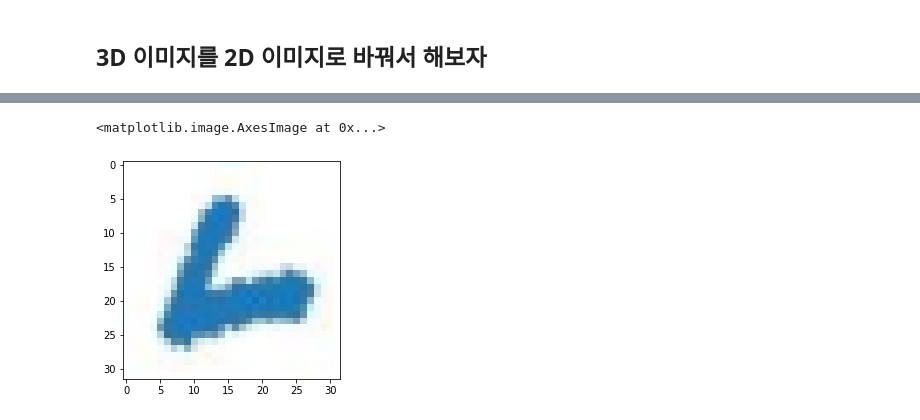
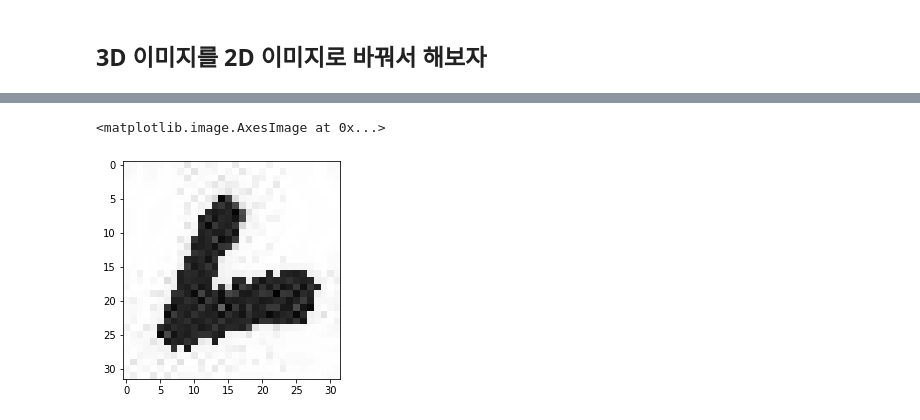
Before and after one commit to AhMuGeoNa/Dacon_3d_MNIST, a Jupyter notebook: dacon - 3d mnist.ipynb, the cells around one changed output, grey strips where cells are left out. Drawn from its saved outputs; the diff is of its cells as text; code cells hidden in the pictures.

```diff
--- a/dacon - 3d mnist.ipynb
+++ b/dacon - 3d mnist.ipynb
@@ -186,0 +200,4 @@ val_loader = DataLoader(val_dataset, batch_size=BATCH_SIZE, shuffle=False, num_w
+# %%
+train_iter = iter(train_loader)
+vox, lb    = next(train_iter)
+show_voxel(vox[63])
@@ -426,7 +444,7 @@ from sklearn .decomposition import PCA
 from PIL import Image
 import io
 # %%
-def decomposition(voxel, pca):
+def decomposition(voxel, pca, dtype = 'train'):
 
     image = pca.fit_transform(voxel)
     x, y  = image[:, 0], image[:, 1]
@@ -436,9 +454,9 @@ def decomposition(voxel, pca):
     plt.axis(False)
     plt.close()
 
-    return get_image_from_fig(fig)
+    return get_image_from_fig(fig, dtype = dtype)
 
-def get_image_from_fig(fig, dpi = 50):
+def get_image_from_fig(fig, dpi = 32, dtype = 'train'):
 
     buf = io.BytesIO()
     fig.savefig(buf, format = 'jpg', dpi = dpi)
@@ -448,7 +466,7 @@ def get_image_from_fig(fig, dpi = 50):
     buf.close()
 
     image = cv2.imdecode(image, 1)
-    image = cv2.cvtColor(image, cv2.COLOR_BGR2RGB)
+    image = cv2.cvtColor(image, cv2.COLOR_BGR2GRAY)
 
     return image
 
@@ -494,11 +525,20 @@ class FlattenDataset(Dataset):
         self.images = images
         self.labels = labels
 
-        self.transforms = transforms.Compose([
-                                                transforms.ToPILImage(),
-                                                transforms.Resize((32, 32)),
-                                                transforms.ToTensor()
-                                            ])
+        self.transforms = {}
+        self.transforms['train'] = transforms.Compose([
+                                        transforms.ToPILImage(),
+                                        transforms.Resize((32, 32)),
+                                        transforms.RandomHorizontalFlip(),
+                                        transforms.RandomVerticalFlip(),
+                                        transforms.ToTensor()
+                                    ])
+
+        self.transforms['valid'] = transforms.Compose([
+                                        transforms.ToPILImage(),
+                                        transforms.Resize((32, 32)),
+                                        transforms.ToTensor()
+                                    ])
 
         self.num_datas = self.labels.shape[0]
         self.dtype     = dtype
@@ -507,7 +547,7 @@ class FlattenDataset(Dataset):
     def __getitem__(self, index):
 
         image, lb = self.images[index], self.labels[index]
-        image     = self.transforms(image)
+        image     = self.transforms[self.dtype](image)
 
         return image, lb
 
@@ -532,5 +572,5 @@ plt.axis(False)
 # %%
-valid_dataset = FlattenDataset(valid_image, valid_lb)
+valid_dataset = FlattenDataset(valid_image, valid_lb, dtype = 'valid')
 valid_loader  = DataLoader(valid_dataset, batch_size = BATCH_SIZE)
 
 valid_iter     = iter(valid_loader)
@@ -774,15 +767,15 @@ class FlattenDataset(Dataset):
 # %%
 test_images = np.array(test_images)
 test_dataset = FlattenDataset(test_images)
 test_loader  = DataLoader(test_dataset, batch_size = BATCH_SIZE)
 
 test_iter    = iter(test_loader)
 images       = next(test_iter)
 
-plt.imshow(np.transpose(images[0], (1, 2, 0)))
+plt.imshow(np.transpose(images[0], (1, 2, 0)), cmap = 'gray')
 # %% [output]
 <matplotlib.image.AxesImage at 0x...>
-[figure, old version]
+[figure, new version]
 # %%
 def predict(model, test_loader, device):
     model.to(device)
```
Also changed, not shown: parts of 16 cells of this notebook.
